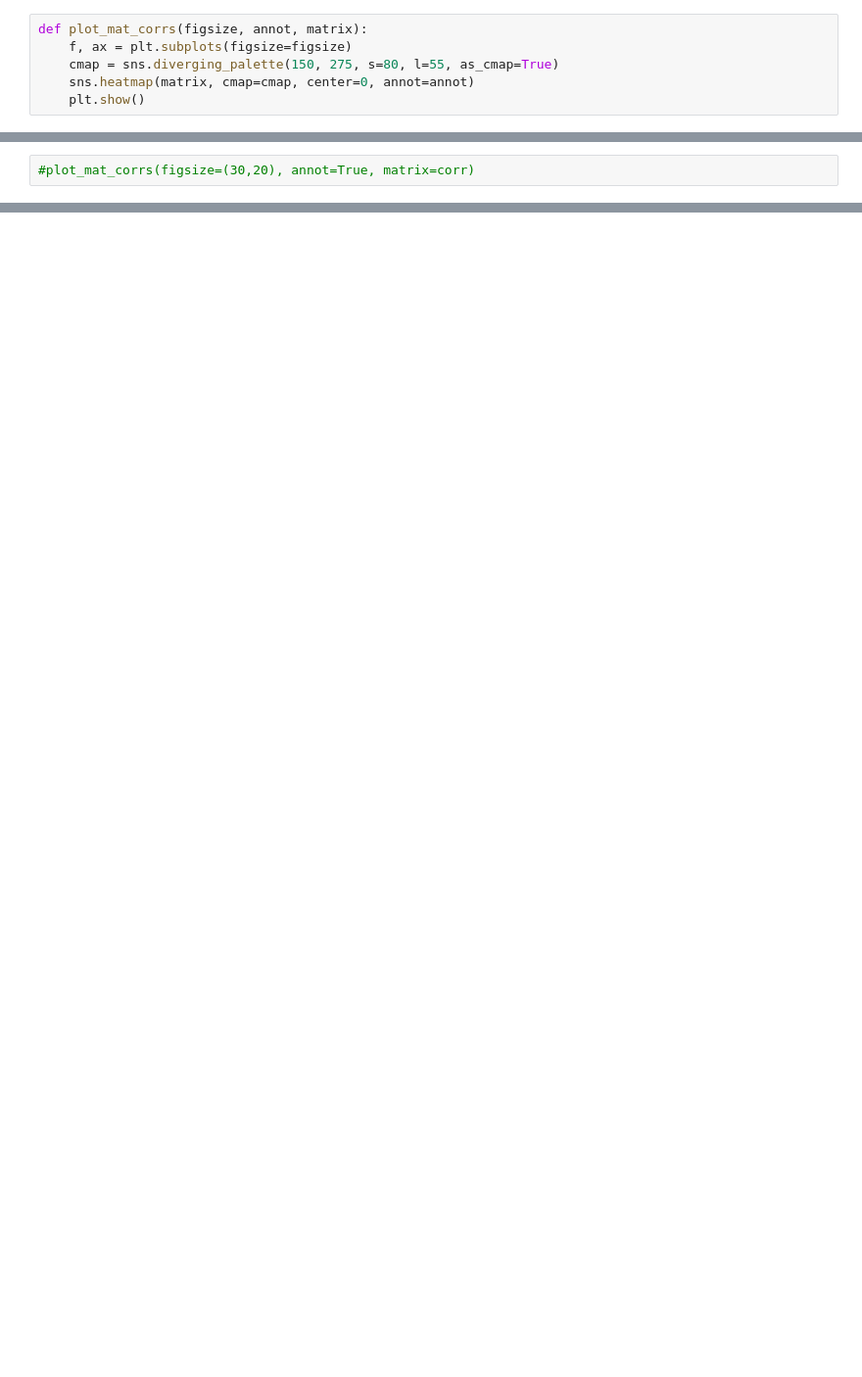
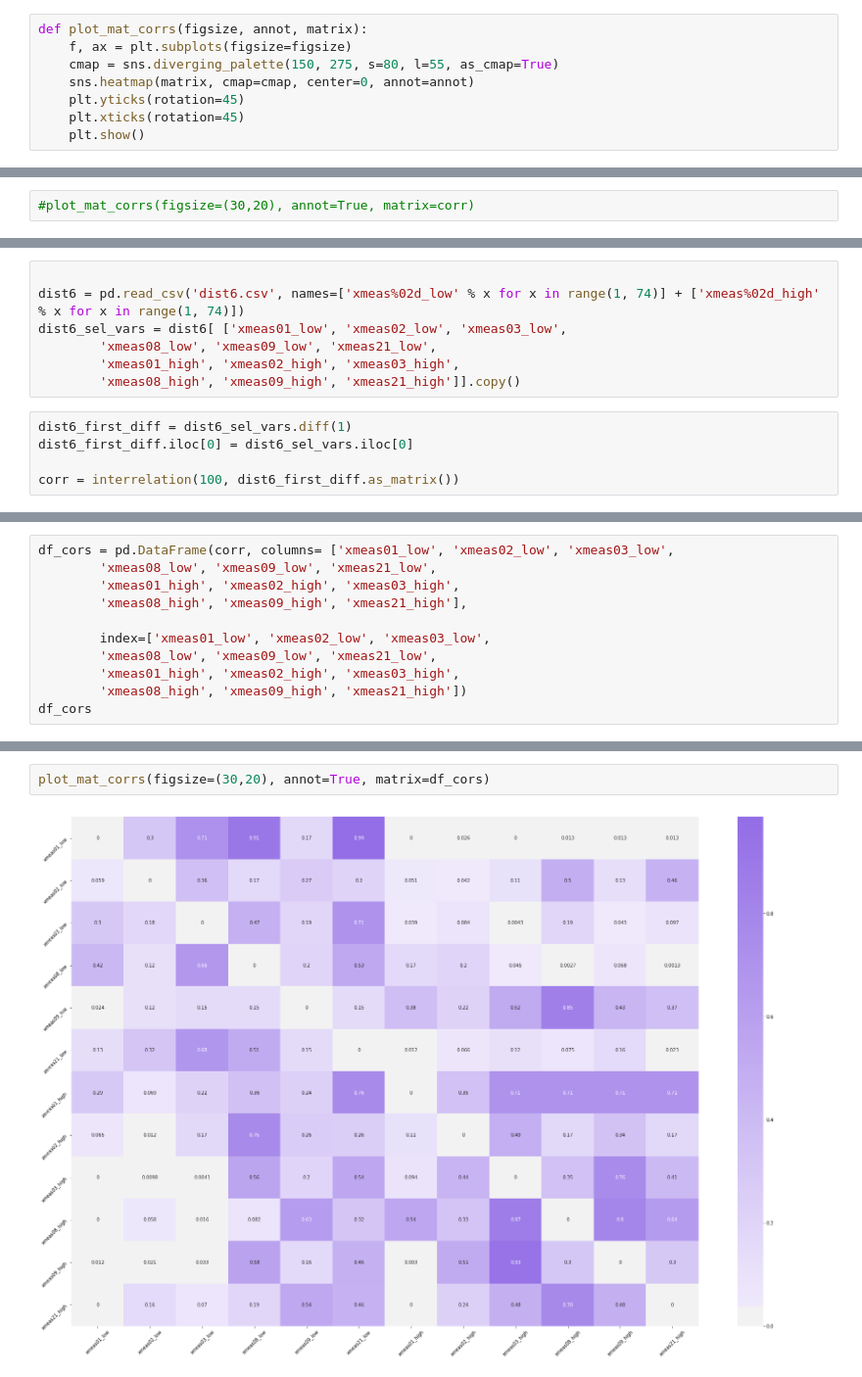
Before and after one commit to ruteee/pesquisa, a Jupyter notebook: Análise de interrrelação.ipynb, the cells around one changed output, grey strips where cells are left out. Shown at 98% size. Saved outputs shown, nothing was run; the diff lists cells and outputs as text; blank space fills up the shorter version.

```diff
--- a/Análise de interrrelação.ipynb
+++ b/Análise de interrrelação.ipynb
@@ -105,6 +106,8 @@ def plot_mat_corrs(figsize, annot, matrix):
     f, ax = plt.subplots(figsize=figsize)
     cmap = sns.diverging_palette(150, 275, s=80, l=55, as_cmap=True)
     sns.heatmap(matrix, cmap=cmap, center=0, annot=annot)
+    plt.yticks(rotation=45)
+    plt.xticks(rotation=45)
     plt.show()
 # %%
 #guess window_lag = ceil(delay_b_c/t_sample)
@@ -190,0 +144,12 @@ print(corr[76,7]) #high low
+# %%
+
+dist6 = pd.read_csv('dist6.csv', names=['xmeas%02d_low' % x for x in range(1, 74)] + ['xmeas%02d_high' % x for x in range(1, 74)])
+dist6_sel_vars = dist6[ ['xmeas01_low', 'xmeas02_low', 'xmeas03_low',
+        'xmeas08_low', 'xmeas09_low', 'xmeas21_low',
+        'xmeas01_high', 'xmeas02_high', 'xmeas03_high',
+        'xmeas08_high', 'xmeas09_high', 'xmeas21_high']].copy()
+# %%
+dist6_first_diff = dist6_sel_vars.diff(1)
+dist6_first_diff.iloc[0] = dist6_sel_vars.iloc[0]
+
+corr = interrelation(100, dist6_first_diff.as_matrix())
@@ -190,0 +158,11 @@ print(corr[76,7]) #high low
+# %%
+df_cors = pd.DataFrame(corr, columns= ['xmeas01_low', 'xmeas02_low', 'xmeas03_low',
+        'xmeas08_low', 'xmeas09_low', 'xmeas21_low',
+        'xmeas01_high', 'xmeas02_high', 'xmeas03_high',
+        'xmeas08_high', 'xmeas09_high', 'xmeas21_high'],
+
+        index=['xmeas01_low', 'xmeas02_low', 'xmeas03_low',
+        'xmeas08_low', 'xmeas09_low', 'xmeas21_low',
+        'xmeas01_high', 'xmeas02_high', 'xmeas03_high',
+        'xmeas08_high', 'xmeas09_high', 'xmeas21_high'])
+df_cors
@@ -190,0 +200,4 @@ print(corr[76,7]) #high low
+# %%
+plot_mat_corrs(figsize=(30,20), annot=True, matrix=df_cors)
+# %% [output]
+[figure, added]
```
Also changed, not shown: parts of 12 cells of this notebook, 1 other file.
